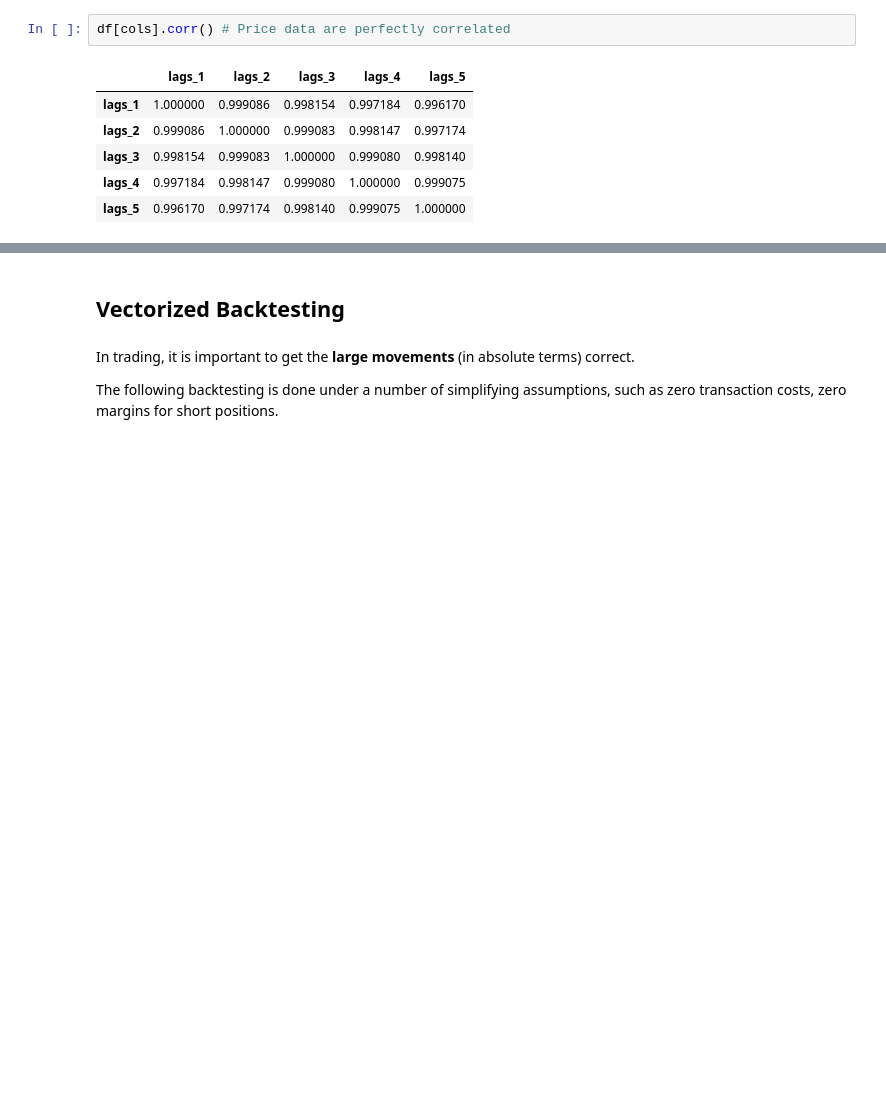
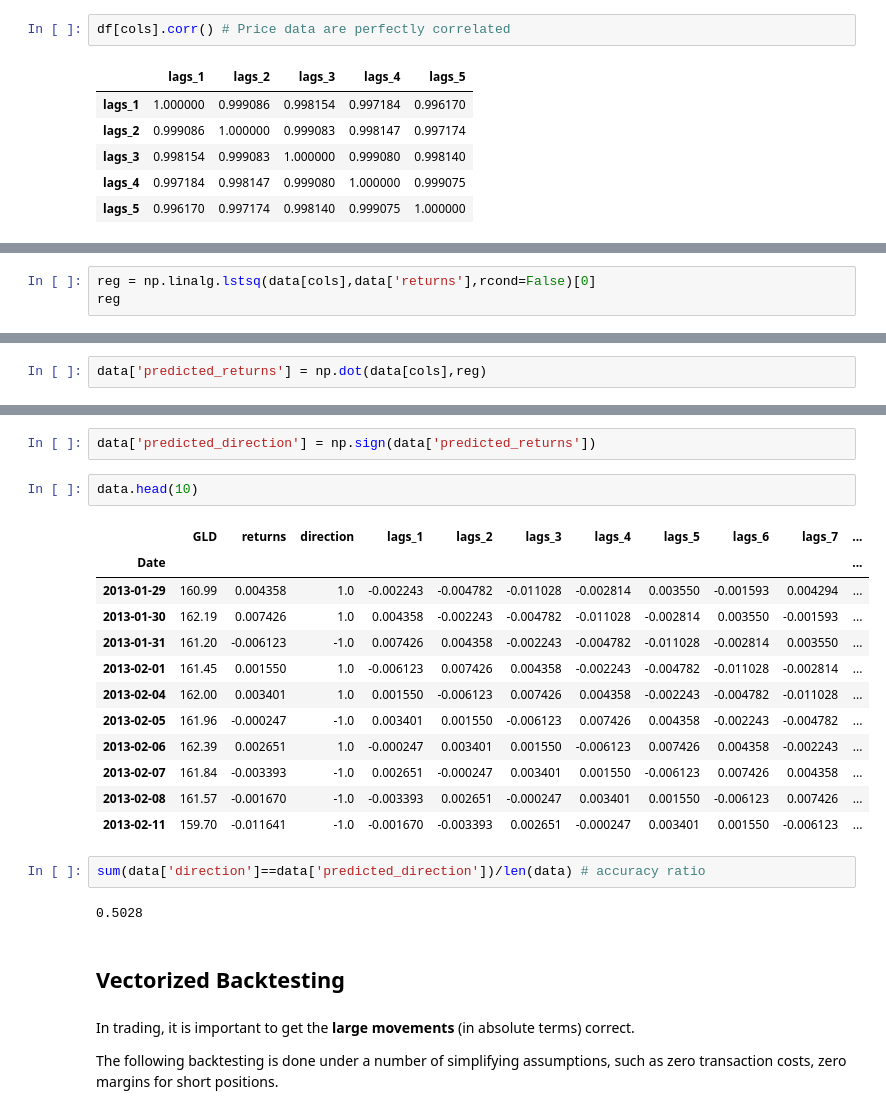
Before and after one commit to Deepa-Nav/Trading_strategy, a Jupyter notebook: Yves_Kilpisch_OLS_Regression_Trading Strategy/1_vectorized_backtesting_OLS.ipynb, the cells around one changed output, grey strips where cells are left out. Saved outputs shown, nothing was run; the diff lists cells and outputs as text; blank space fills up the shorter version.

```diff
--- a/Yves_Kilpisch_OLS_Regression_Trading Strategy/1_vectorized_backtesting_OLS.ipynb
+++ b/Yves_Kilpisch_OLS_Regression_Trading Strategy/1_vectorized_backtesting_OLS.ipynb
@@ -137,0 +221,3 @@ We want to use **historical returns** to predict the **direction of next days ma
+# %%
+reg = np.linalg.lstsq(data[cols],data['returns'],rcond=False)[0]
+reg
@@ -137,0 +232,2 @@ We want to use **historical returns** to predict the **direction of next days ma
+# %%
+data['predicted_returns'] = np.dot(data[cols],reg)
@@ -138,3 +239,24 @@ We want to use **historical returns** to predict the **direction of next days ma
+# %%
+data['predicted_direction'] = np.sign(data['predicted_returns'])
+# %%
+data.head(10)
+# %% [output]
+|  | GLD | returns | direction | lags_1 | lags_2 | lags_3 | lags_4 | lags_5 | lags_6 | lags_7 | ... |
+| Date |  |  |  |  |  |  |  |  |  |  | ... |
+| 2013-01-29 | 160.99 | 0.004358 | 1.0 | -0.002243 | -0.004782 | -0.011028 | -0.002814 | 0.003550 | -0.001593 | 0.004294 | ... |
+| 2013-01-30 | 162.19 | 0.007426 | 1.0 | 0.004358 | -0.002243 | -0.004782 | -0.011028 | -0.002814 | 0.003550 | -0.001593 | ... |
+| 2013-01-31 | 161.20 | -0.006123 | -1.0 | 0.007426 | 0.004358 | -0.002243 | -0.004782 | -0.011028 | -0.002814 | 0.003550 | ... |
+| 2013-02-01 | 161.45 | 0.001550 | 1.0 | -0.006123 | 0.007426 | 0.004358 | -0.002243 | -0.004782 | -0.011028 | -0.002814 | ... |
+| 2013-02-04 | 162.00 | 0.003401 | 1.0 | 0.001550 | -0.006123 | 0.007426 | 0.004358 | -0.002243 | -0.004782 | -0.011028 | ... |
+| 2013-02-05 | 161.96 | -0.000247 | -1.0 | 0.003401 | 0.001550 | -0.006123 | 0.007426 | 0.004358 | -0.002243 | -0.004782 | ... |
+| 2013-02-06 | 162.39 | 0.002651 | 1.0 | -0.000247 | 0.003401 | 0.001550 | -0.006123 | 0.007426 | 0.004358 | -0.002243 | ... |
+| 2013-02-07 | 161.84 | -0.003393 | -1.0 | 0.002651 | -0.000247 | 0.003401 | 0.001550 | -0.006123 | 0.007426 | 0.004358 | ... |
+| 2013-02-08 | 161.57 | -0.001670 | -1.0 | -0.003393 | 0.002651 | -0.000247 | 0.003401 | 0.001550 | -0.006123 | 0.007426 | ... |
+| 2013-02-11 | 159.70 | -0.011641 | -1.0 | -0.001670 | -0.003393 | 0.002651 | -0.000247 | 0.003401 | 0.001550 | -0.006123 | ... |
+# %%
+sum(data['direction']==data['predicted_direction'])/len(data) # accuracy ratio
+# %% [output]
+0.5028
 # %% [markdown]
 ## Vectorized Backtesting
 # %% [markdown]
```
Also changed, not shown: parts of 18 cells of this notebook.
